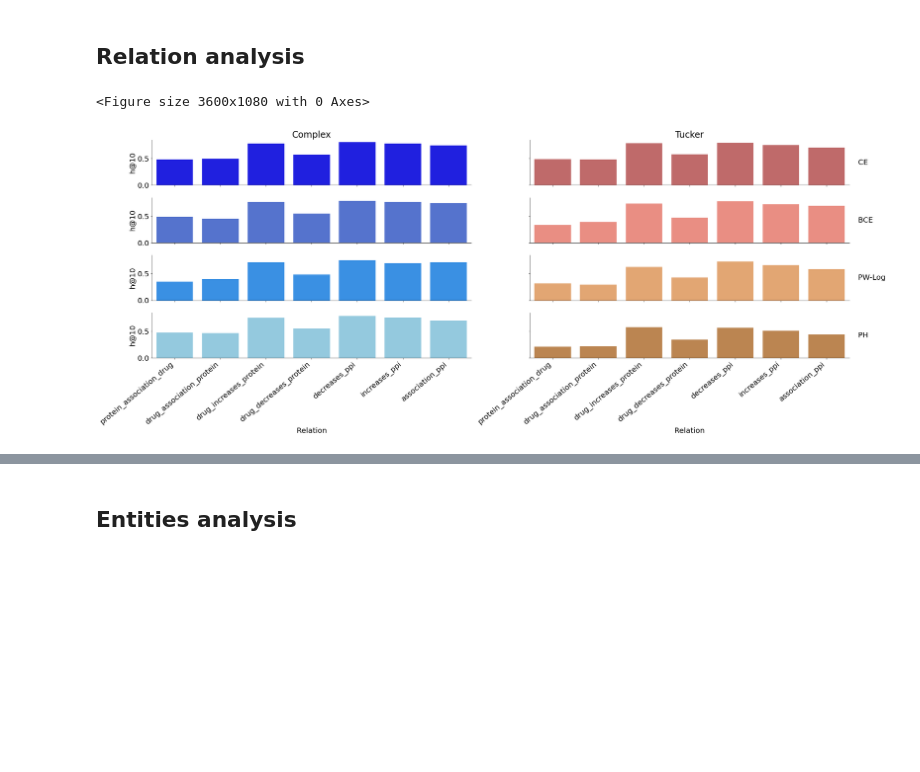
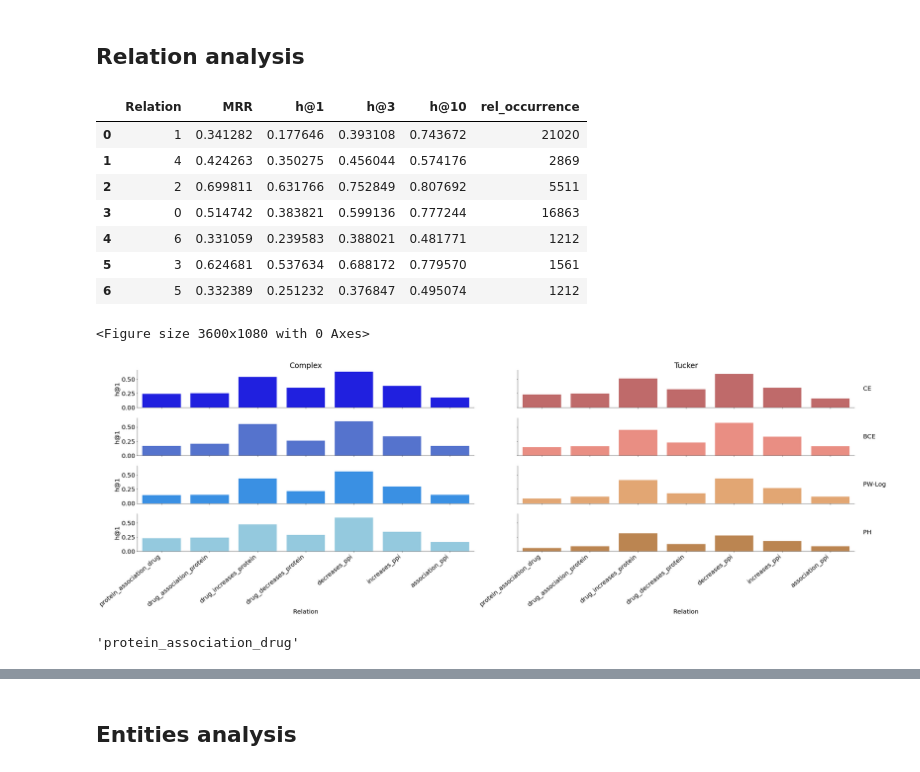
Before and after one commit to NinaCalvi/Aladdin, a Jupyter notebook: biolink/PATHME_res_ANALYSIS/Pathme Analysis.ipynb, the cells around one changed output, grey strips where cells are left out. Cells and saved outputs as stored; diff of their text form; code cells hidden in the pictures; blank space fills up the shorter version.

```diff
--- a/biolink/PATHME_res_ANALYSIS/Pathme Analysis.ipynb
+++ b/biolink/PATHME_res_ANALYSIS/Pathme Analysis.ipynb
@@ -93,9 +93,9 @@ def plot_all_rels(dfs, labels, rule_based=False, save=None):
         g = sns.FacetGrid(conc, row="label", aspect=3, height=4, hue='color', palette=palette)
     else:
 
-        g = sns.FacetGrid(conc, row="label_loss", col="label_model", margin_titles=True, aspect=5, hue='color', palette=palette)
+        g = sns.FacetGrid(conc, row="label_loss", col="label_model", margin_titles=True, aspect=6, height=3, hue='color', palette=palette)
 
-    g.map(sns.barplot, 'rel_name', 'h@10')
+    g.map(sns.barplot, 'rel_name', 'h@1')
 #     g.set(xlabel='Relation')
     g.set_xticklabels(rotation=40, horizontalalignment='right', fontweight='light',)
 
@@ -169,15 +169,30 @@ set_occurrence(ph_tuck)
 set_occurrence(pw_tuck)
 set_occurrence(pw_cp)
 set_occurrence(ph_cp)
+# %%
+ce_cp
+# %% [output]
+|  | Relation | MRR | h@1 | h@3 | h@10 | rel_occurrence |
+| 0 | 1 | 0.341282 | 0.177646 | 0.393108 | 0.743672 | 21020 |
+| 1 | 4 | 0.424263 | 0.350275 | 0.456044 | 0.574176 | 2869 |
+| 2 | 2 | 0.699811 | 0.631766 | 0.752849 | 0.807692 | 5511 |
+| 3 | 0 | 0.514742 | 0.383821 | 0.599136 | 0.777244 | 16863 |
+| 4 | 6 | 0.331059 | 0.239583 | 0.388021 | 0.481771 | 1212 |
+| 5 | 3 | 0.624681 | 0.537634 | 0.688172 | 0.779570 | 1561 |
+| 6 | 5 | 0.332389 | 0.251232 | 0.376847 | 0.495074 | 1212 |
 # %%
 dfs = [ce_cp, bce_cp, pw_cp, ph_cp, ce_tuck, bce_tuck, pw_tuck, ph_tuck]
 labels = [ 'CE Complex', 'BCE Complex',  'PW-Log Complex', 'PH Complex', 'CE Tucker', 'BCE Tucker', \
           'PW-Log Tucker', 'PH Tucker']
-plot_all_rels(dfs, labels, save='pathme_rels')
+plot_all_rels(dfs, labels, save='pathme_rels_h1')
 # %% [output]
 <Figure size 3600x1080 with 0 Axes>
-[figure, old version]
+[figure, new version]
 # %%
 matplotlib.rc('xtick', labelsize=20)
 matplotlib.rc('ytick', labelsize=20)
 matplotlib.rc('font', size=20)
+# %%
+d.rel_mappings.inverse[6]
+# %% [output]
+'protein_association_drug'
```
Also changed, not shown: parts of 30 cells of this notebook, 15 other files.
